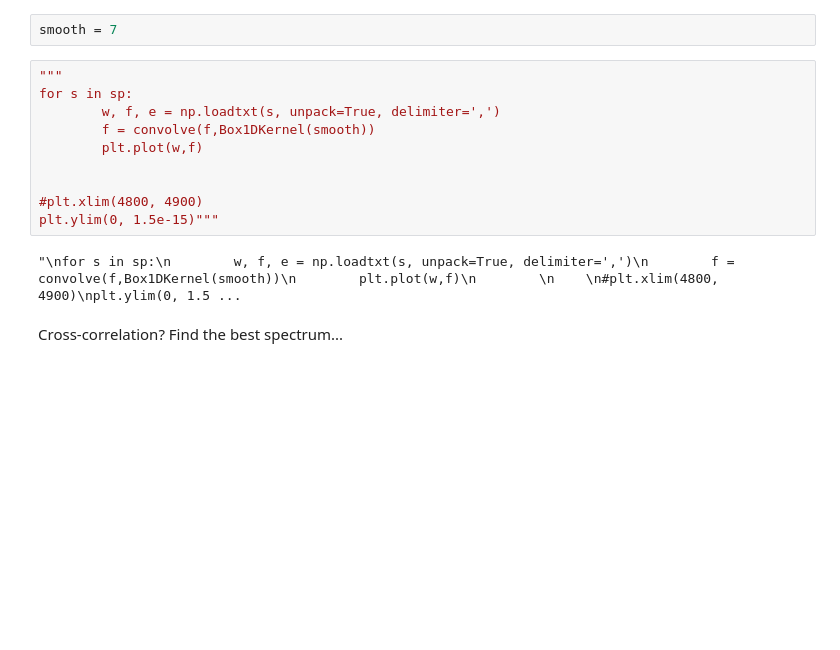
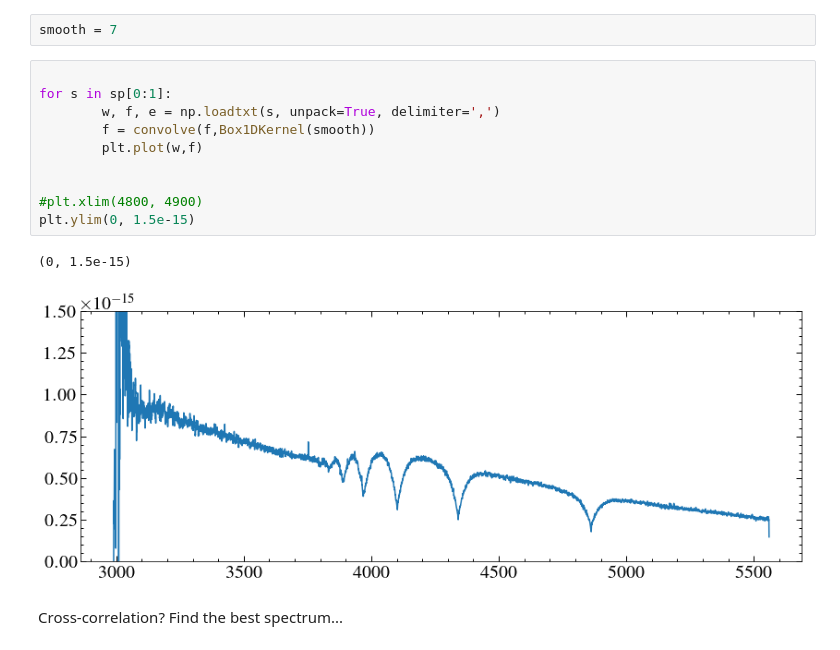
Before and after one commit to davidjwilson/wd-bd, a Jupyter notebook: uvb_dv.ipynb, the cells around one changed output. Drawn from its saved outputs; the diff is of its cells as text; blank space fills up the shorter version.

```diff
--- a/uvb_dv.ipynb
+++ b/uvb_dv.ipynb
@@ -31,17 +31,18 @@ len(sp)
 # %%
 smooth = 7
 # %%
-"""
-for s in sp:
+
+for s in sp[0:1]:
         w, f, e = np.loadtxt(s, unpack=True, delimiter=',')
         f = convolve(f,Box1DKernel(smooth))
         plt.plot(w,f)
 
 
 #plt.xlim(4800, 4900)
-plt.ylim(0, 1.5e-15)"""
+plt.ylim(0, 1.5e-15)
 # %% [output]
-"\nfor s in sp:\n        w, f, e = np.loadtxt(s, unpack=True, delimiter=',')\n        f = convolve(f,Box1DKernel(smooth))\n        plt.plot(w,f)\n        \n    \n#plt.xlim(4800, 4900)\nplt.ylim(0, 1.5 ...
+(0, 1.5e-15)
+[figure, added]
 # %% [markdown]
 Cross-correlation? Find the best spectrum...
 # %%
```
Also changed, not shown: parts of 9 cells of this notebook, 5 other files.
